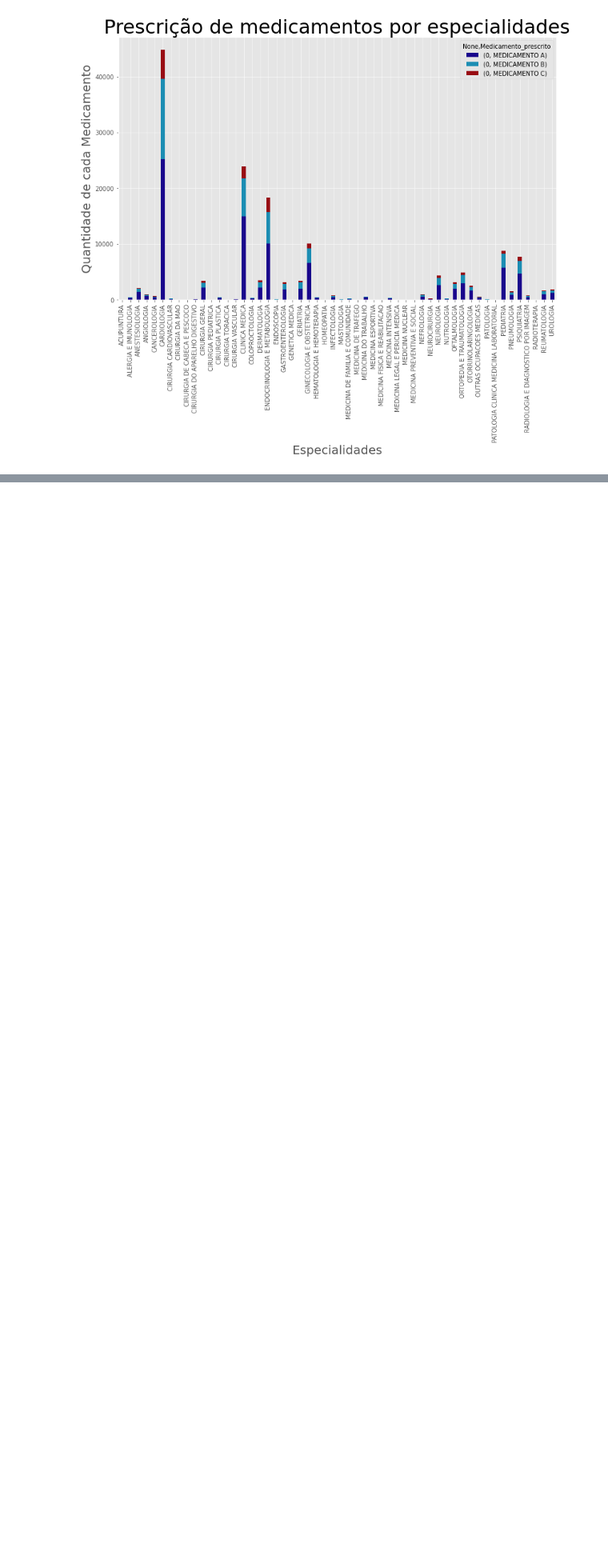
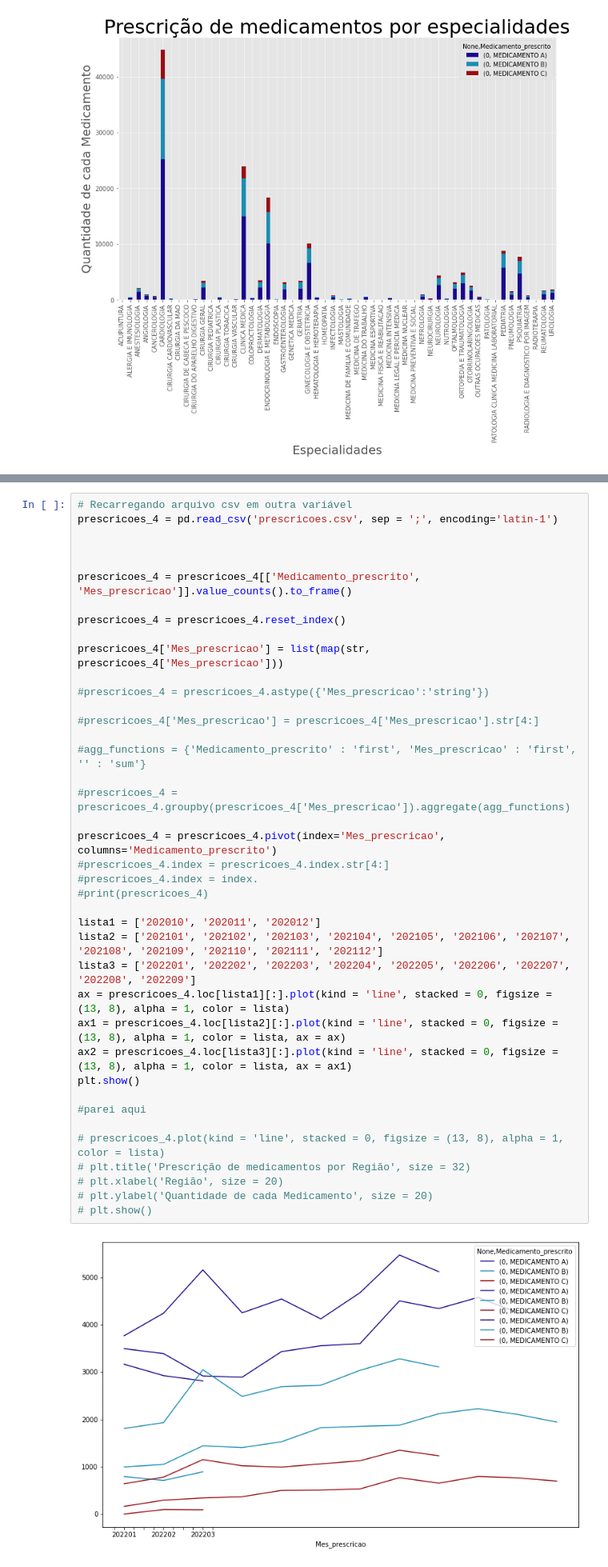
Before and after one commit to Juniorffonseca/processo_seletivo, a Jupyter notebook: teste_processo_seletivo.ipynb, the cells around one changed output, grey strips where cells are left out. Shown at 80% size. Saved outputs shown, nothing was run; the diff lists cells and outputs as text; blank space fills up the shorter version.

```diff
--- a/teste_processo_seletivo.ipynb
+++ b/teste_processo_seletivo.ipynb
@@ -128,0 +139,42 @@ plt.show()
+# %%
+# Recarregando arquivo csv em outra variável
+prescricoes_4 = pd.read_csv('prescricoes.csv', sep = ';', encoding='latin-1')
+
+
+
+prescricoes_4 = prescricoes_4[['Medicamento_prescrito', 'Mes_prescricao']].value_counts().to_frame()
+
+prescricoes_4 = prescricoes_4.reset_index()
+
+prescricoes_4['Mes_prescricao'] = list(map(str, prescricoes_4['Mes_prescricao']))
+
+#prescricoes_4 = prescricoes_4.astype({'Mes_prescricao':'string'})
+
+#prescricoes_4['Mes_prescricao'] = prescricoes_4['Mes_prescricao'].str[4:]
+
+#agg_functions = {'Medicamento_prescrito' : 'first', 'Mes_prescricao' : 'first', '' : 'sum'}
+
+#prescricoes_4 = prescricoes_4.groupby(prescricoes_4['Mes_prescricao']).aggregate(agg_functions)
+
+prescricoes_4 = prescricoes_4.pivot(index='Mes_prescricao', columns='Medicamento_prescrito')
+#prescricoes_4.index = prescricoes_4.index.str[4:]
+#prescricoes_4.index = index.
+#print(prescricoes_4)
+
+lista1 = ['202010', '202011', '202012']
+lista2 = ['202101', '202102', '202103', '202104', '202105', '202106', '202107', '202108', '202109', '202110', '202111', '202112']
+lista3 = ['202201', '202202', '202203', '202204', '202205', '202206', '202207', '202208', '202209']
+ax = prescricoes_4.loc[lista1][:].plot(kind = 'line', stacked = 0, figsize = (13, 8), alpha = 1, color = lista)
+ax1 = prescricoes_4.loc[lista2][:].plot(kind = 'line', stacked = 0, figsize = (13, 8), alpha = 1, color = lista, ax = ax)
+ax2 = prescricoes_4.loc[lista3][:].plot(kind = 'line', stacked = 0, figsize = (13, 8), alpha = 1, color = lista, ax = ax1)
+plt.show()
+
+#parei aqui
+
+# prescricoes_4.plot(kind = 'line', stacked = 0, figsize = (13, 8), alpha = 1, color = lista)
+# plt.title('Prescrição de medicamentos por Região', size = 32)
+# plt.xlabel('Região', size = 20)
+# plt.ylabel('Quantidade de cada Medicamento', size = 20)
+# plt.show()
+# %% [output]
+[figure, added]
```
Also changed, not shown: parts of 7 cells of this notebook.
